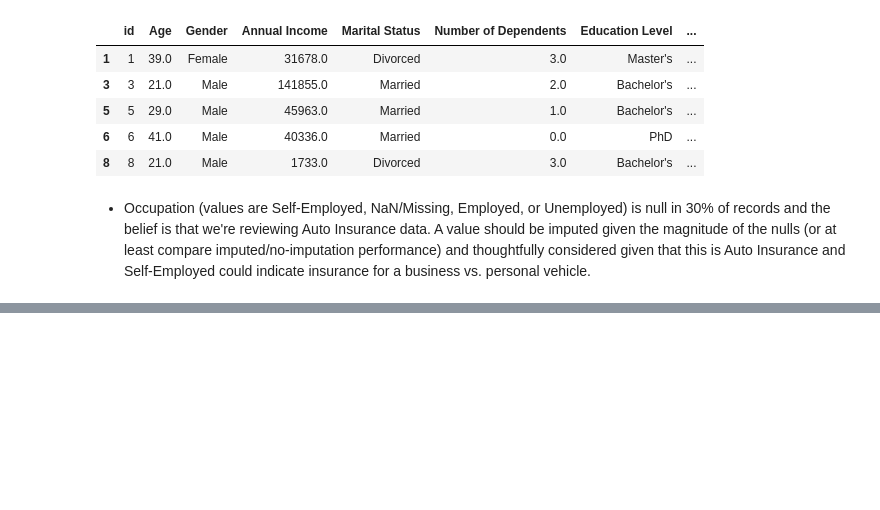
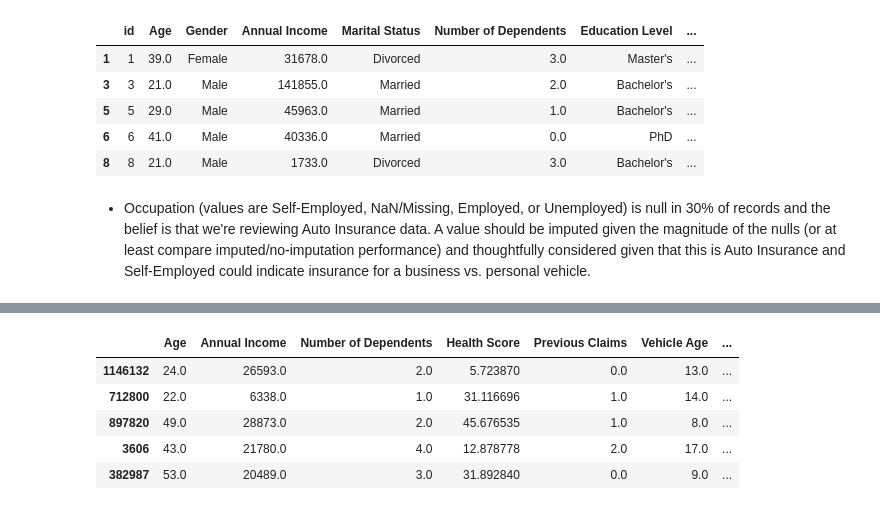
Before and after one commit to mglissmann/kaggle_playground_series_4_12, a Jupyter notebook: analysis.ipynb, the cells around one changed output, grey strips where cells are left out. Drawn from its saved outputs; the diff is of its cells as text; code cells hidden in the pictures; blank space fills up the shorter version.

```diff
--- a/analysis.ipynb
+++ b/analysis.ipynb
@@ -214,0 +265,9 @@ train[train['Occupation'].isna()].head()
+# %%
+X_test.head()
+# %% [output]
+|  | Age | Annual Income | Number of Dependents | Health Score | Previous Claims | Vehicle Age | ... |
+| 1146132 | 24.0 | 26593.0 | 2.0 | 5.723870 | 0.0 | 13.0 | ... |
+| 712800 | 22.0 | 6338.0 | 1.0 | 31.116696 | 1.0 | 14.0 | ... |
+| 897820 | 49.0 | 28873.0 | 2.0 | 45.676535 | 1.0 | 8.0 | ... |
+| 3606 | 43.0 | 21780.0 | 4.0 | 12.878778 | 2.0 | 17.0 | ... |
+| 382987 | 53.0 | 20489.0 | 3.0 | 31.892840 | 0.0 | 9.0 | ... |
```
Also changed, not shown: parts of 29 cells of this notebook, 2 other files.
